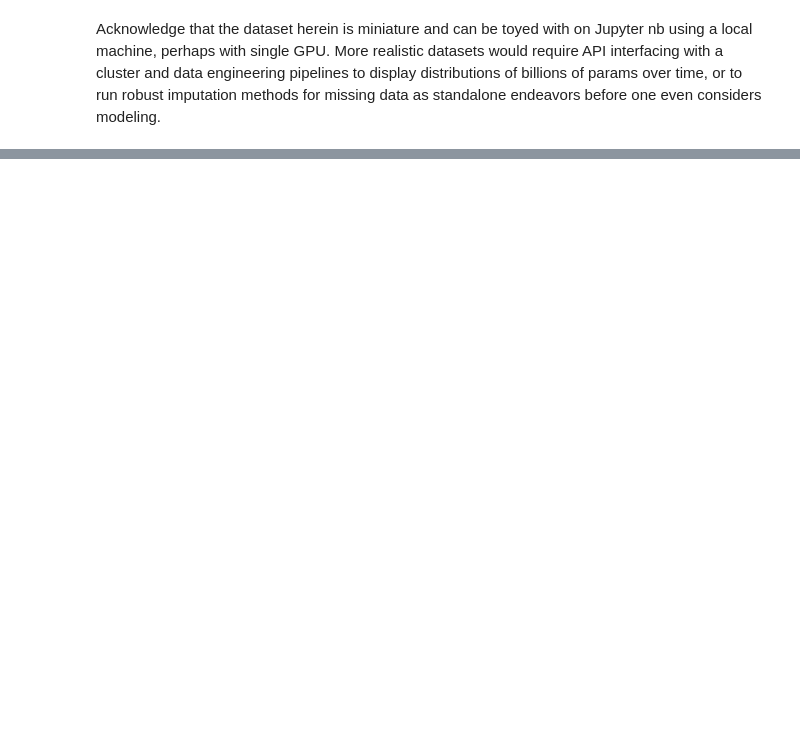
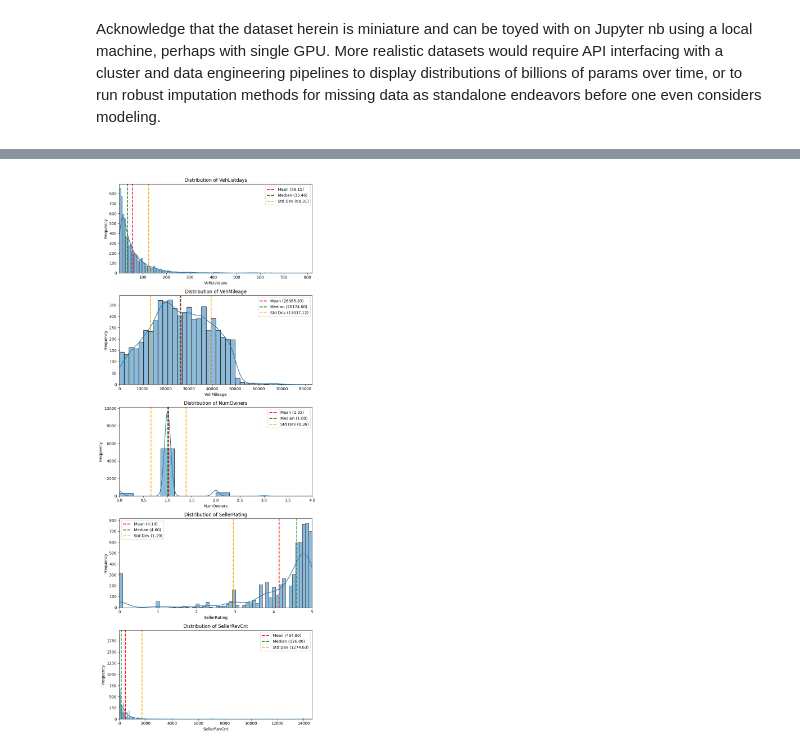
Before and after one commit to gcalbertini/boing, a Jupyter notebook: src/imputationEDA.ipynb, the cells around one changed output, grey strips where cells are left out. Saved outputs shown, nothing was run; the diff lists cells and outputs as text; code cells hidden in the pictures; blank space fills up the shorter version.

```diff
--- a/src/imputationEDA.ipynb
+++ b/src/imputationEDA.ipynb
@@ -57,0 +63,5 @@ memory usage: 173.6+ KB
+# %%
+y_train_nulls = data[["Dealer_Listing_Price", "Vehicle_Trim"]]
+X_train_nulls_raw = data.drop(["Dealer_Listing_Price", "Vehicle_Trim"], axis=1) # nulls to indicate nulls present and raw to indicate ft are not numerically encoded yet
+y_test_id_nulls_raw = X_test_nulls_raw["ListingID"] # save for later
+X_test_nulls_raw = X_test_nulls_raw.drop(['ListingID'], axis = 1)
@@ -57,0 +122,12 @@ memory usage: 173.6+ KB
+# %%
+X_train_nulls_raw["VehColorInt"] = X_train_nulls_raw["VehColorInt"].replace(
+    to_replace=f".*({pattern}).*", value=r"\1", regex=True
+)
+X_test_nulls_raw["VehColorInt"] = X_test_nulls_raw["VehColorInt"].replace(
+    to_replace=f".*({pattern}).*", value=r"\1", regex=True
+)
+
+print(X_train_nulls_raw["VehColorExt"].unique(), len(X_train_nulls_raw["VehColorInt"].unique()))
+print(X_test_nulls_raw["VehColorExt"].unique(), len(X_test_nulls_raw["VehColorInt"].unique()))
+
+# Careful not to overreach and drop colors you do not see in the test set as it's meant to be beyond our purview. This was simply to cut down on complexity
@@ -57,0 +151,3 @@ memory usage: 173.6+ KB
+# %%
+X_train_nulls_raw['SellerZip'] = X_train_nulls_raw['SellerZip'].apply(lambda x: [int(digit) for digit in str(x)])
+X_test_nulls_raw['SellerZip'] = X_test_nulls_raw['SellerZip'].apply(lambda x: [int(digit) for digit in str(x)])
@@ -57,0 +240,66 @@ memory usage: 173.6+ KB
+# %%
+import seaborn as sns
+import matplotlib.pyplot as plt
+
+distCol = [
+    "VehListdays",
+    "VehMileage",
+    "NumOwners",
+    "SellerRating",
+    "SellerRevCnt",
+]
+# Set up subplots -- NOTE: Dealer_Listing_Price is part of what we want to predict!
+fig, axes = plt.subplots(nrows=len(distCol), ncols=1, figsize=(8, 4 * len(distCol)))
+
+## Plot distribution and statistics for each column
+for i, column in enumerate(distCol):
+    # Plot distribution
+    sns.histplot(X_train_nulls_raw[column], kde=True, ax=axes[i])
+
+    # Calculate statistics
+    mean_value = X_train_nulls_raw[column].mean()
+    median_value = X_train_nulls_raw[column].median()
+    std_dev_value = X_train_nulls_raw[column].std()
+
+    # Plot major statistics below the distribution plot
+    axes[i].axvline(
+        mean_value,
+        color="red",
+        linestyle="dashed",
+        linewidth=2,
+        label=f"Mean ({mean_value:.2f})",
+    )
+    axes[i].axvline(
+        median_value,
+        color="green",
+        linestyle="dashed",
+        linewidth=2,
+        label=f"Median ({median_value:.2f})",
+    )
+    axes[i].axvline(
+        mean_value + std_dev_value,
+        color="orange",
+        linestyle="dashed",
+        linewidth=2,
+        label=f"Std Dev ({std_dev_value:.2f})",
+    )
+    axes[i].axvline(
+        mean_value - std_dev_value, color="orange", linestyle="dashed", linewidth=2
+    )
+    axes[i].legend()
+
+    # Set x-axis limits to the minimum and maximum values of the distribution
+    axes[i].set_xlim(X_train_nulls_raw[column].min(), X_train_nulls_raw[column].max())
+
+    # Set plot labels and title
+    axes[i].set_xlabel(column)
+    axes[i].set_ylabel("Frequency")
+    axes[i].set_title(f"Distribution of {column}")
+
+# Adjust layout
+plt.tight_layout()
+
+# Show the plot
+plt.show()
+# %% [output]
+[figure, added]
```
Also changed, not shown: parts of 31 cells of this notebook, 1 other file.
